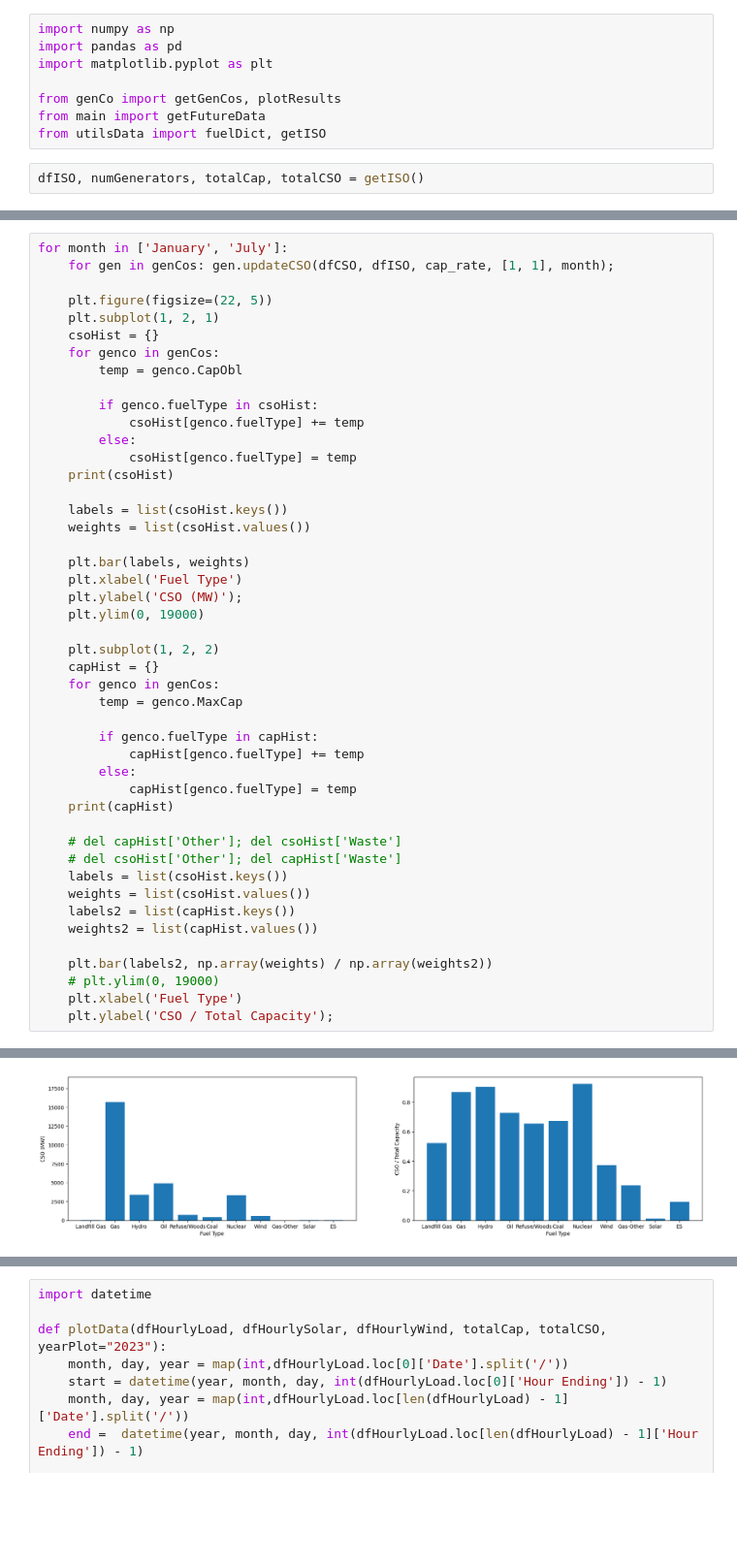
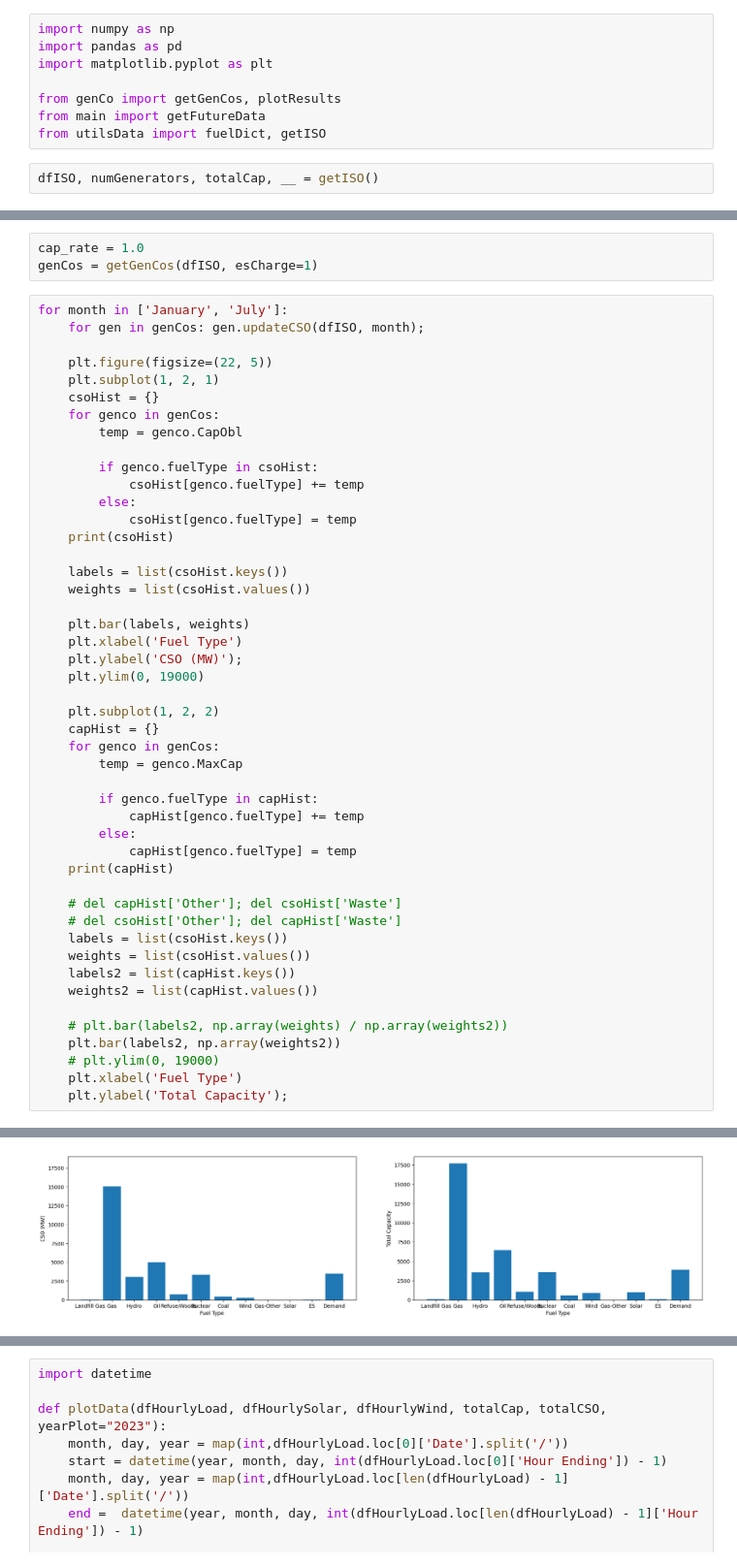
Before and after one commit to MahdiMehrtash/MARKET-Research, a Jupyter notebook: plots.ipynb, the cells around one changed output, grey strips where cells are left out. Shown at 97% size. Cells and saved outputs as stored; diff of their text form; blank space fills up the shorter version.

```diff
--- a/plots.ipynb
+++ b/plots.ipynb
@@ -7,5 +7,5 @@ from genCo import getGenCos, plotResults
 from main import getFutureData
 from utilsData import fuelDict, getISO
 # %%
-dfISO, numGenerators, totalCap, totalCSO = getISO()
+dfISO, numGenerators, totalCap, __ = getISO()
 # %% [output]
@@ -18,6 +13,9 @@ dfCSO = pd.read_csv('data/CSO2023.csv', skiprows=0, index_col=None)
+# %%
+cap_rate = 1.0
+genCos = getGenCos(dfISO, esCharge=1)
 # %%
 for month in ['January', 'July']:
-    for gen in genCos: gen.updateCSO(dfCSO, dfISO, cap_rate, [1, 1], month);
+    for gen in genCos: gen.updateCSO(dfISO, month);
 
     plt.figure(figsize=(22, 5))
     plt.subplot(1, 2, 1)
@@ -57,8 +55,9 @@ for month in ['January', 'July']:
     labels2 = list(capHist.keys())
     weights2 = list(capHist.values())
 
-    plt.bar(labels2, np.array(weights) / np.array(weights2))
+    # plt.bar(labels2, np.array(weights) / np.array(weights2))
+    plt.bar(labels2, np.array(weights2))
     # plt.ylim(0, 19000)
     plt.xlabel('Fuel Type')
-    plt.ylabel('CSO / Total Capacity');
+    plt.ylabel('Total Capacity');
 # %% [output]
@@ -69 +68 @@ for month in ['January', 'July']:
-[figure, old version]
+[figure, new version]
```
Also changed, not shown: parts of 5 cells of this notebook, 47 other files.
